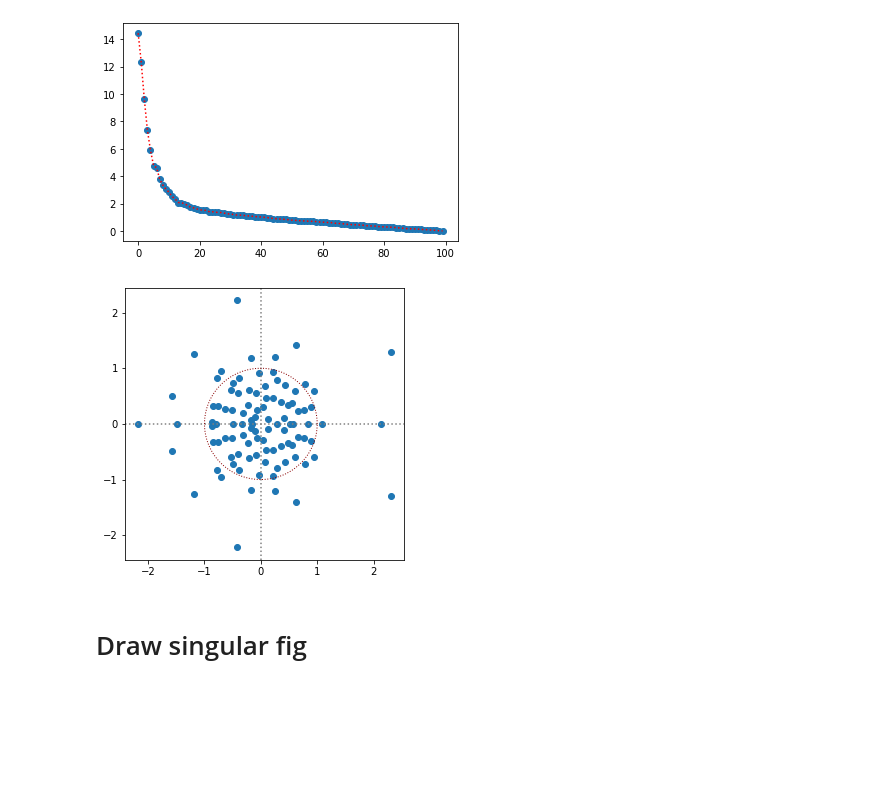
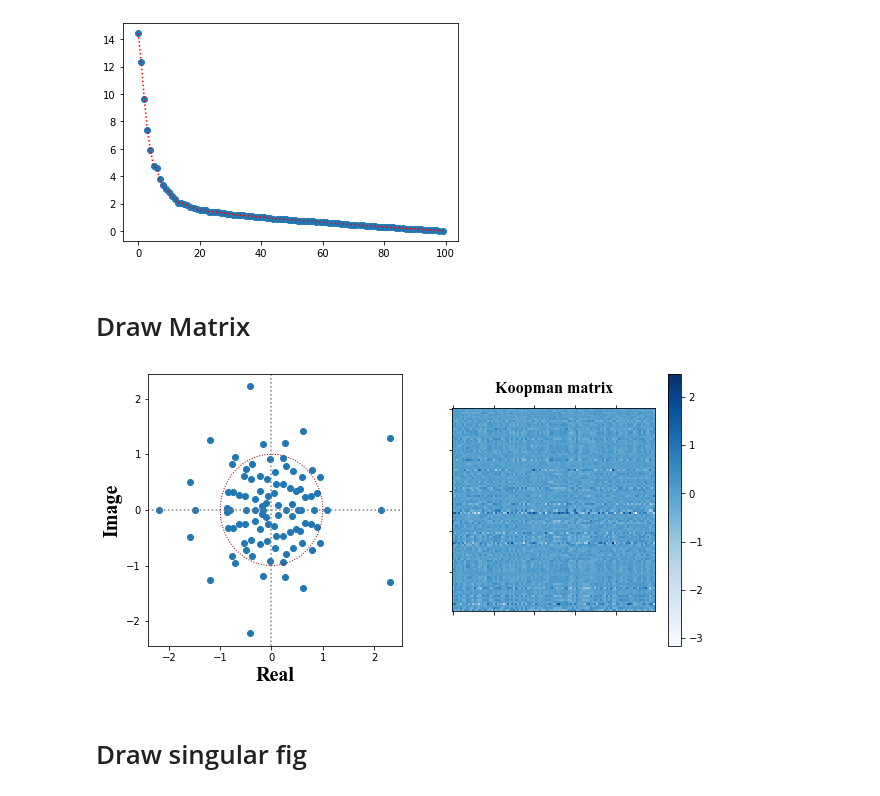
Before and after one commit to DantEzio/Koopman-Emulator-RL, a Jupyter notebook: Koopman-Emulator-RL/6.1.1/Eigenvalue.ipynb, the cells around one changed output. Saved outputs shown, nothing was run; the diff lists cells and outputs as text; code cells hidden in the pictures; blank space fills up the shorter version.

```diff
--- a/Koopman-Emulator-RL/6.1.1/Eigenvalue.ipynb
+++ b/Koopman-Emulator-RL/6.1.1/Eigenvalue.ipynb
@@ -120,6 +123,8 @@ plt.plot(s,'r:')
 plt.savefig('6.3-singular.png', bbox_inches='tight', dpi=500)
 # %% [output]
 [figure]
+# %% [markdown]
+# Draw Matrix
 # %%
 eig_data=[]
 for s in S:
@@ -127,25 +132,43 @@ for s in S:
 # %%
 eig_data=np.array(eig_data)
 # %%
-plt.figure(figsize=(5,5))
-plt.scatter(eig_data[:,0],eig_data[:,1])
-plt.axhline(y=0,ls=":",c="grey")#添加水平直线
-plt.axvline(x=0,ls=":",c="grey")#添加水平直线
+font1 = {'family' : 'Times New Roman',
+         'weight' : 'normal',
+         'size'   : 20,}
+
+font2 = {'family' : 'Times New Roman',
+         'weight' : 'normal',
+         'size'   : 16,}
+
+fig = plt.figure(figsize=(10,5))
+it=0
+
+axes=fig.add_subplot(1,2,1)
+axes.scatter(eig_data[:,0],eig_data[:,1])
+axes.axhline(y=0,ls=":",c="grey")#添加水平直线
+axes.axvline(x=0,ls=":",c="grey")#添加水平直线
 
 theta = np.linspace(0, 2 * np.pi, 200)
 x = np.cos(theta)
 y = np.sin(theta)
-plt.plot(x, y, color="darkred", linewidth=1,linestyle=':')
+axes.plot(x, y, color="darkred", linewidth=1,linestyle=':')
 
-font1 = {'family' : 'Times New Roman',
-         'weight' : 'normal',
-         'size'   : 20,}
-plt.xlabel('Real',font=font1)
-plt.ylabel('Image',font=font1)
+
+plt.xlabel('Real',font1)
+plt.ylabel('Image',font1)
+
+
+axes=fig.add_subplot(1,2,2)
+ax=axes.matshow(K,cmap=plt.cm.Blues)
+axes.set_xticklabels([])
+axes.set_yticklabels([])
+plt.colorbar(ax)
+axes.set_title('Koopman matrix',font2)
+
 
 plt.savefig('6.3-eigenvalues.png', bbox_inches='tight', dpi=500)
 # %% [output]
-[figure, old version]
+[figure, new version]
 # %% [markdown]
 # Draw singular fig
 # %%
```
Also changed, not shown: parts of 2 cells of this notebook, 1 other file.
